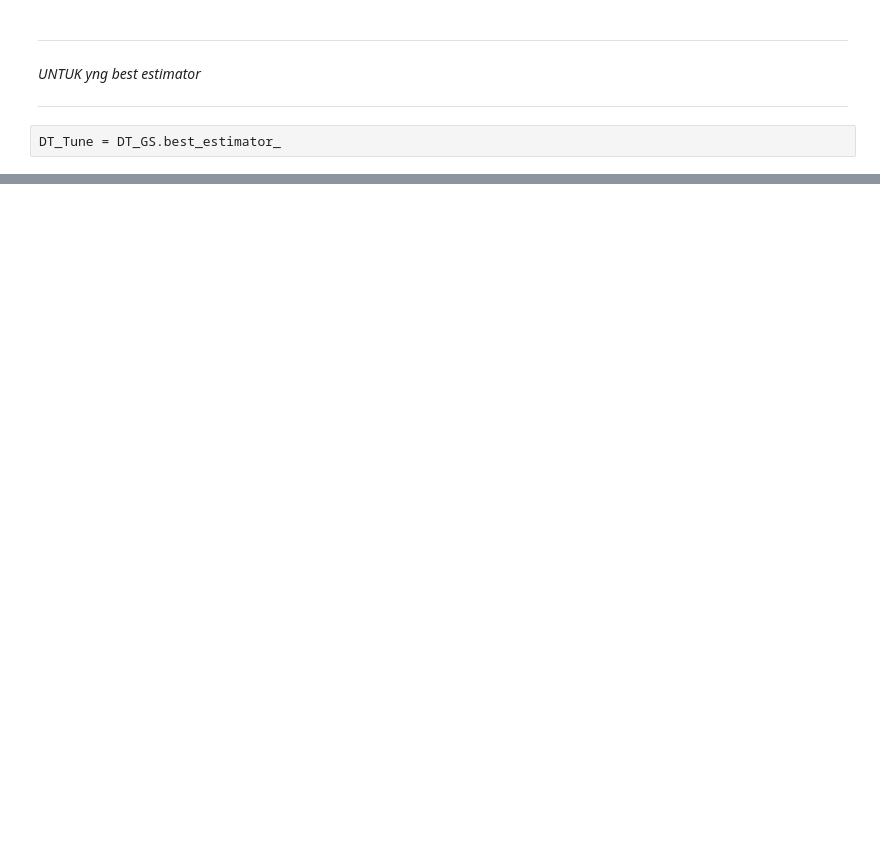
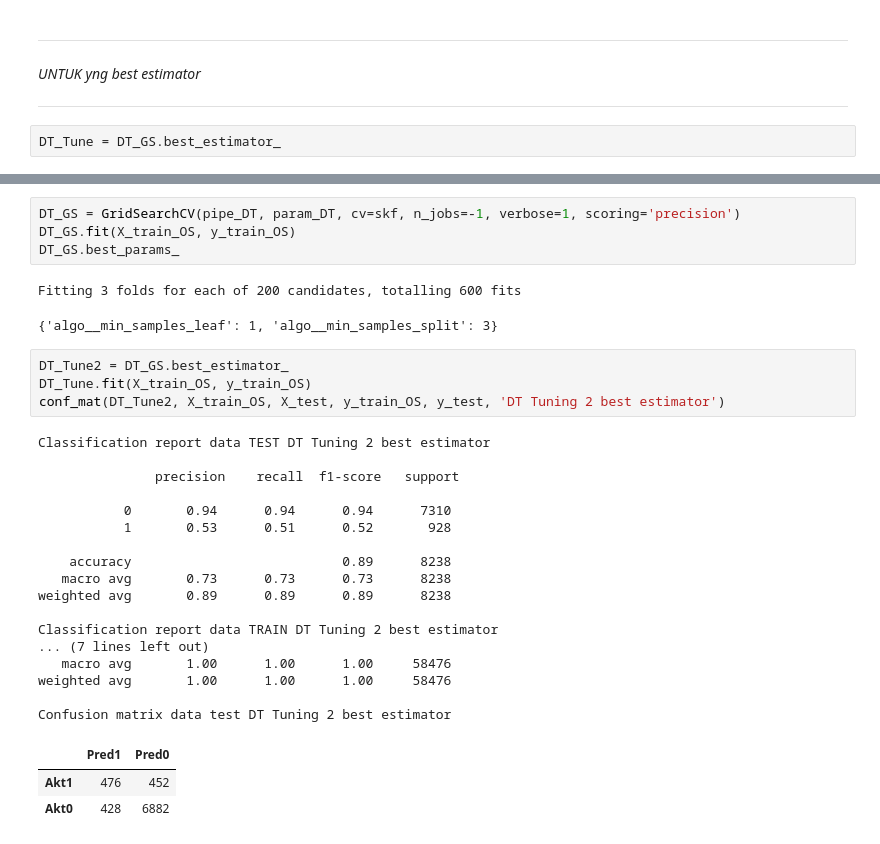
Before and after one commit to abdullahayas123/Tes-Model-Marketing-Scipy, a Jupyter notebook: Model_DT.ipynb, the cells around one changed output, grey strips where cells are left out. Cells and saved outputs as stored; diff of their text form; blank space fills up the shorter version.

```diff
--- a/Model_DT.ipynb
+++ b/Model_DT.ipynb
@@ -602,0 +609,32 @@ Confusion matrix data test DT Tuning best estimator
+# %%
+DT_GS = GridSearchCV(pipe_DT, param_DT, cv=skf, n_jobs=-1, verbose=1, scoring='precision')
+DT_GS.fit(X_train_OS, y_train_OS)
+DT_GS.best_params_
+# %% [output]
+Fitting 3 folds for each of 200 candidates, totalling 600 fits
+{'algo__min_samples_leaf': 1, 'algo__min_samples_split': 3}
+# %%
+DT_Tune2 = DT_GS.best_estimator_
+DT_Tune.fit(X_train_OS, y_train_OS)
+conf_mat(DT_Tune2, X_train_OS, X_test, y_train_OS, y_test, 'DT Tuning 2 best estimator')
+# %% [output]
+Classification report data TEST DT Tuning 2 best estimator
+
+               precision    recall  f1-score   support
+
+           0       0.94      0.94      0.94      7310
+           1       0.53      0.51      0.52       928
+
+    accuracy                           0.89      8238
+   macro avg       0.73      0.73      0.73      8238
+weighted avg       0.89      0.89      0.89      8238
+
+Classification report data TRAIN DT Tuning 2 best estimator
+... (7 lines left out)
+   macro avg       1.00      1.00      1.00     58476
+weighted avg       1.00      1.00      1.00     58476
+
+Confusion matrix data test DT Tuning 2 best estimator
+|  | Pred1 | Pred0 |
+| Akt1 | 476 | 452 |
+| Akt0 | 428 | 6882 |
```
Also changed, not shown: parts of 9 cells of this notebook.
